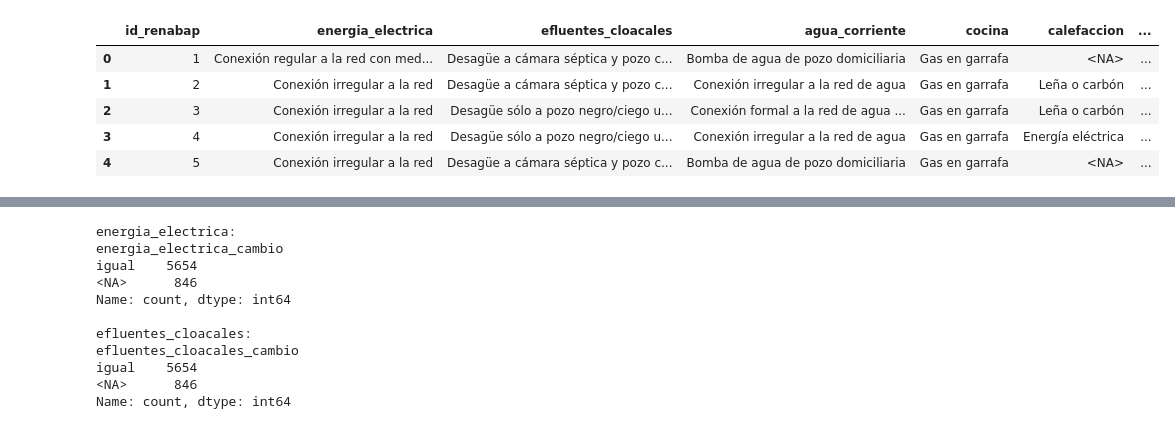
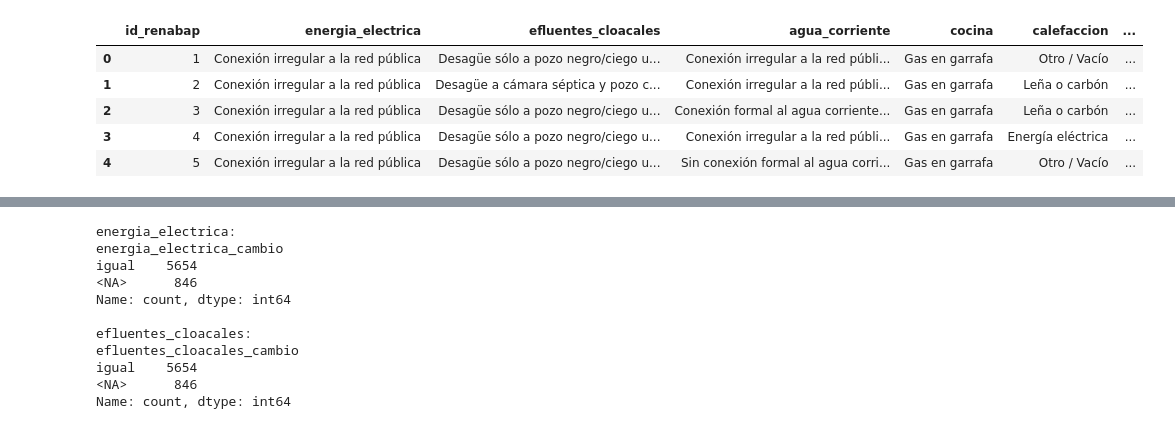
Before and after one commit to Camilamop/RENABAP, a Jupyter notebook: RENABAP servicios.ipynb, the cells around one changed output, grey strips where cells are left out. Cells and saved outputs as stored; diff of their text form; code cells hidden in the pictures.

```diff
--- a/RENABAP servicios.ipynb
+++ b/RENABAP servicios.ipynb
@@ -70,8 +137,7 @@ def normalizar_servicios(df, anio):
 
 serv_2023 = normalizar_servicios(raw_2023, 2023)
 serv_2022 = normalizar_servicios(raw_2022, 2022)
-servicios_largo = pd.concat([serv_2022, serv_2023], ignore_index=True)
-
+servicios_largo = pd.concat([serv_2018, serv_2022, serv_2023], ignore_index=True)
 print(servicios_largo.groupby("anio_renabap").size())
 # %% [output]
 anio_renabap
@@ -144,8 +216,7 @@ df_valores_unicos
 # ============================================================
 # CELDA S5 — Categorización tripartita: formal / informal / inexistente-precario
 #
-# CRITERIO (editable): me baso en las palabras que el propio RENABAP usa en
-# sus etiquetas -> "formal"/"regular" = conexión legítima a la red (con o sin
+# CRITERIO (editable): -> "formal"/"regular" = conexión legítima a la red (con o sin
 # factura); "irregular"/"comunitario"/"compartido" = conectado a la red pero
 # de manera no regularizada/no individualizada; todo lo que queda FUERA de
 # la red (pozo, cisterna, garrafa, leña, generador, etc.) = inexistente/precario.
@@ -159,6 +230,12 @@ df_valores_unicos
 #   - "Energía eléctrica" para cocinar/calefaccionar: hoy en "inexistente/
 #     precario" (fuera de la red de gas), aunque no es intrínsecamente
 #     precaria si el suministro eléctrico es estable.
+# ⚠️ - "Otro/Vacío" (código más alto de cada servicio) -> queda sin categoría (NA),
+#     igual tratamiento que "Sin Datos" en 2022/2023.
+#   - Agua "Cobertura Parcial (RPPVAP)" -> hoy en "informal" (hay conexión a la
+#     red pero no está resuelta/regularizada).
+#   - Agua "Sin conexión formal ... (RPPVAP)" -> hoy en "inexistente_precario"
+#     (el propio rótulo lo dice). Estas dos categorías no existen en 2022/2023;
 # ============================================================
 
 CATEGORIZACION = {
@@ -173,11 +250,11 @@ CATEGORIZACION = {
             "Conexión irregular a la red",
             "Conexión a la red con medidor comunitario",
             "Conexión a la red con medidor compartido",
+            "Energía solar",
         ],
         "inexistente_precario": [
             "No tiene conexión eléctrica",
             "Generador eléctrico a combustión",
-            "Energía solar",
         ],
     },
     "agua_corriente": {
@@ -217,6 +294,7 @@ CATEGORIZACION = {
     "cocina": {
         "formal": [
             "Conexión formal a la red de gas con factura",
+            "Energía eléctrica",
         ],
         "informal": [
             "Conexión irregular a la red de gas",
@@ -224,12 +302,12 @@ CATEGORIZACION = {
         "inexistente_precario": [
             "Gas en garrafa",
             "Leña o carbón",
-            "Energía eléctrica",
         ],
     },
     "calefaccion": {
         "formal": [
             "Conexión formal a la red de gas con factura",
+            "Energía eléctrica",
         ],
         "informal": [
             "Conexión irregular a la red de gas",
@@ -237,7 +315,6 @@ CATEGORIZACION = {
         "inexistente_precario": [
             "Gas en garrafa",
             "Leña o carbón",
-            "Energía eléctrica",
             "Inexistente",
         ],
     },
@@ -263,6 +340,62 @@ def categorizar(df, lookup, cols):
 
 servicios_categorizado = categorizar(servicios_largo, LOOKUP, cols_servicio)
 
+CATEGORIZACION_2018 = {
+    "energia_electrica": {
+        "formal": [
+            "Conexión regular a la red pública con medidores domiciliarios pero sin boleta/factura",
+            "Conexión formal a la red pública de energía eléctrica con medidores domiciliarios.",
+            "Acceso formal con consumo limitado",
+            "Energía solar",
+        ],
+        "informal": [
+            "Conexión a la red pública con medidor comunitario / social",
+            "Conexión irregular a la red pública",
+        ],
+        "inexistente_precario": [
+            "Generador eléctrico a combustión", "No tiene conexión eléctrica",
+        ],
+    },
+    "efluentes_cloacales": {
+        "formal": ["Conexión formal a la red cloacal pública"],
+        "informal": ["Red cloacal conectada al pluvial", "Conexión irregular a la red cloacal pública"],
+        "inexistente_precario": [
+            "Desagüe a cámara séptica y pozo ciego", "Desagüe sólo a pozo negro/ciego u hoyo",
+            "Desagüe a intemperie o cuerpo de agua", "Baño seco",
+        ],
+    },
+    "agua_corriente": {
+        "formal": [
+            "Conexión formal al agua corriente de red pública",
+            "Conexión regular al agua corriente de red pública pero sin boleta/factura",
+        ],
+        "informal": [
+            "Conexión irregular a la red pública de agua corriente",
+            "Canilla comunitaria dentro del barrio",
+            "Cobertura Parcial (RPPVAP)",
+        ],
+        "inexistente_precario": [
+            "Bomba de agua de pozo domiciliaria", "Bomba de agua de pozo comunitaria", "Camión cisterna",
+            "Acarreo de baldes y/o bidones desde fuera del barrio",
+            "Sin conexión formal al agua corriente de red pública (RPPVAP)",
+            "Vertiente, arroyo, río o canal",
+        ],
+    },
+    "cocina": {
+        "formal": ["Conexión formal al gas natural de red pública","Energía eléctrica"],
+        "informal": ["Conexión irregular a la red de gas natural"],
+        "inexistente_precario": [ "Gas en garrafa", "Leña o carbón"],
+    },
+    "calefaccion": {
+        "formal": ["Conexión formal al gas natural de red pública","Energía eléctrica"],
+        "informal": ["Conexión irregular a la red de gas natural"],
+        "inexistente_precario": [ "Gas en garrafa", "Leña o carbón", "Inexistente"],
+    },
+}
+
+LOOKUP = construir_lookup(CATEGORIZACION)
+LOOKUP.update(construir_lookup(CATEGORIZACION_2018))
+
 # chequeo de cobertura: valores que no matchean ningún diccionario
 # (deberían ser 0 filas si el diccionario está completo)
 for col in cols_servicio:
@@ -277,6 +428,6 @@ servicios_categorizado.head()
 |  | id_renabap | energia_electrica | efluentes_cloacales | agua_corriente | cocina | calefaccion | ... |
-| 0 | 1 | Conexión regular a la red con med... | Desagüe a cámara séptica y pozo c... | Bomba de agua de pozo domiciliaria | Gas en garrafa | <NA> | ... |
-| 1 | 2 | Conexión irregular a la red | Desagüe a cámara séptica y pozo c... | Conexión irregular a la red de agua | Gas en garrafa | Leña o carbón | ... |
-| 2 | 3 | Conexión irregular a la red | Desagüe sólo a pozo negro/ciego u... | Conexión formal a la red de agua ... | Gas en garrafa | Leña o carbón | ... |
-| 3 | 4 | Conexión irregular a la red | Desagüe sólo a pozo negro/ciego u... | Conexión irregular a la red de agua | Gas en garrafa | Energía eléctrica | ... |
-| 4 | 5 | Conexión irregular a la red | Desagüe a cámara séptica y pozo c... | Bomba de agua de pozo domiciliaria | Gas en garrafa | <NA> | ... |
+| 0 | 1 | Conexión irregular a la red pública | Desagüe sólo a pozo negro/ciego u... | Conexión irregular a la red públi... | Gas en garrafa | Otro / Vacío | ... |
+| 1 | 2 | Conexión irregular a la red pública | Desagüe a cámara séptica y pozo c... | Conexión irregular a la red públi... | Gas en garrafa | Leña o carbón | ... |
+| 2 | 3 | Conexión irregular a la red pública | Desagüe sólo a pozo negro/ciego u... | Conexión formal al agua corriente... | Gas en garrafa | Leña o carbón | ... |
+| 3 | 4 | Conexión irregular a la red pública | Desagüe sólo a pozo negro/ciego u... | Conexión irregular a la red públi... | Gas en garrafa | Energía eléctrica | ... |
+| 4 | 5 | Conexión irregular a la red pública | Desagüe sólo a pozo negro/ciego u... | Sin conexión formal al agua corri... | Gas en garrafa | Otro / Vacío | ... |
```
Also changed, not shown: parts of 8 cells of this notebook, 1 other file.
